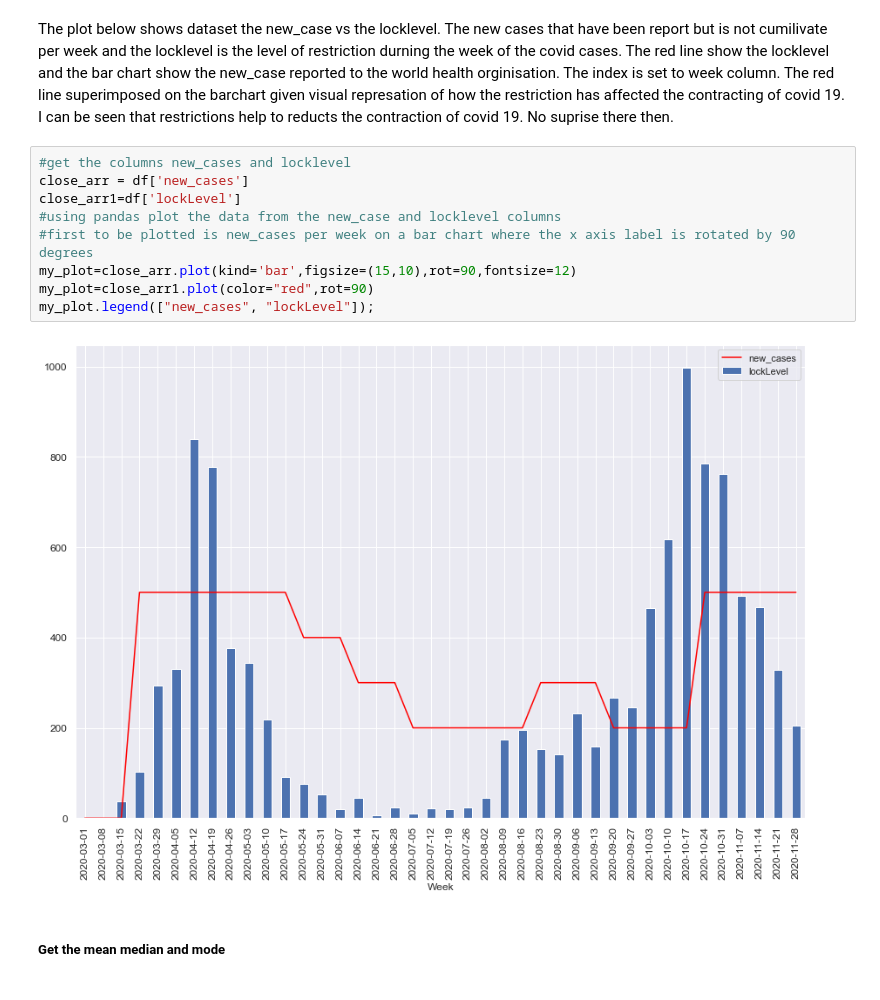
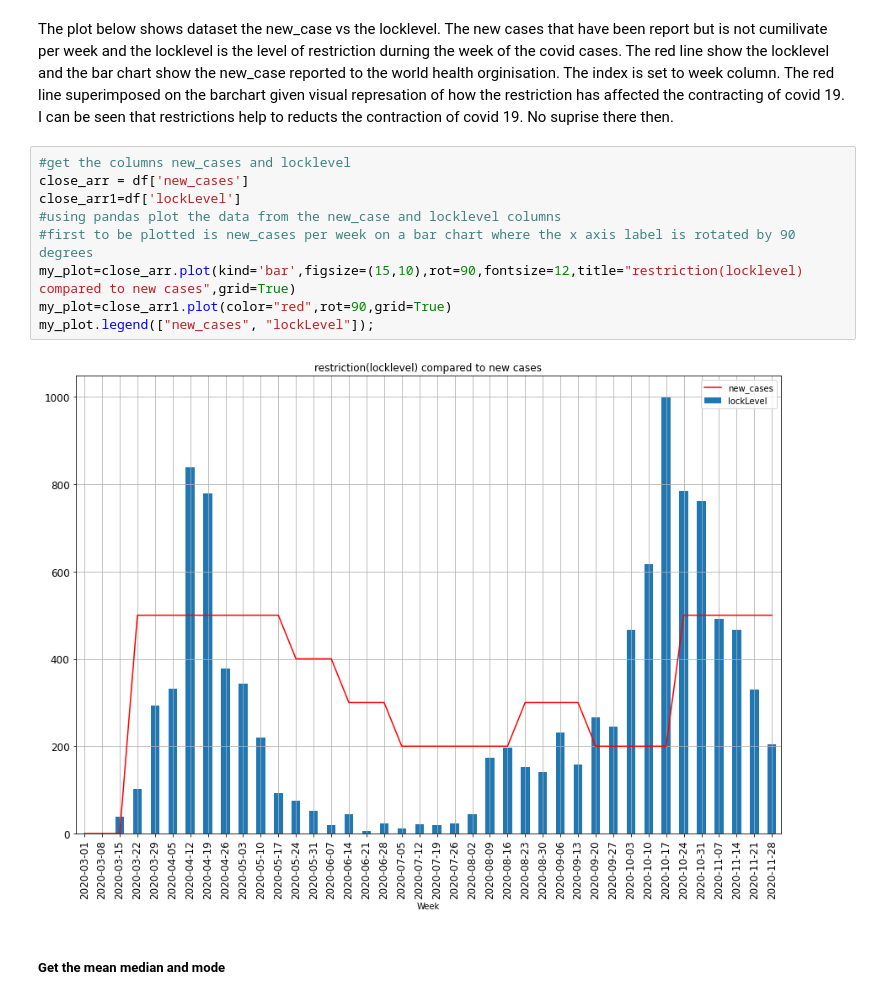
Before and after one commit to G00387859/programming-for-data-analysis-assignment, a Jupyter notebook: Project2020.ipynb, the cells around one changed output. Drawn from its saved outputs; the diff is of its cells as text.

```diff
--- a/Project2020.ipynb
+++ b/Project2020.ipynb
@@ -40,14 +41,14 @@ The plot below shows dataset the new_case vs the locklevel. The new cases that h
 # %%
 #get the columns new_cases and locklevel
 close_arr = df['new_cases']
 close_arr1=df['lockLevel']
 #using pandas plot the data from the new_case and locklevel columns
 #first to be plotted is new_cases per week on a bar chart where the x axis label is rotated by 90 degrees
-my_plot=close_arr.plot(kind='bar',figsize=(15,10),rot=90,fontsize=12)
-my_plot=close_arr1.plot(color="red",rot=90)
+my_plot=close_arr.plot(kind='bar',figsize=(15,10),rot=90,fontsize=12,title="restriction(locklevel) compared to new cases",grid=True)
+my_plot=close_arr1.plot(color="red",rot=90,grid=True)
 my_plot.legend(["new_cases", "lockLevel"]);
 # %% [output]
-[figure, old version]
+[figure, new version]
 # %% [markdown]
 ##### Get the mean median and mode
 # %%
```
Also changed, not shown: parts of 27 cells of this notebook, 1 other file.
